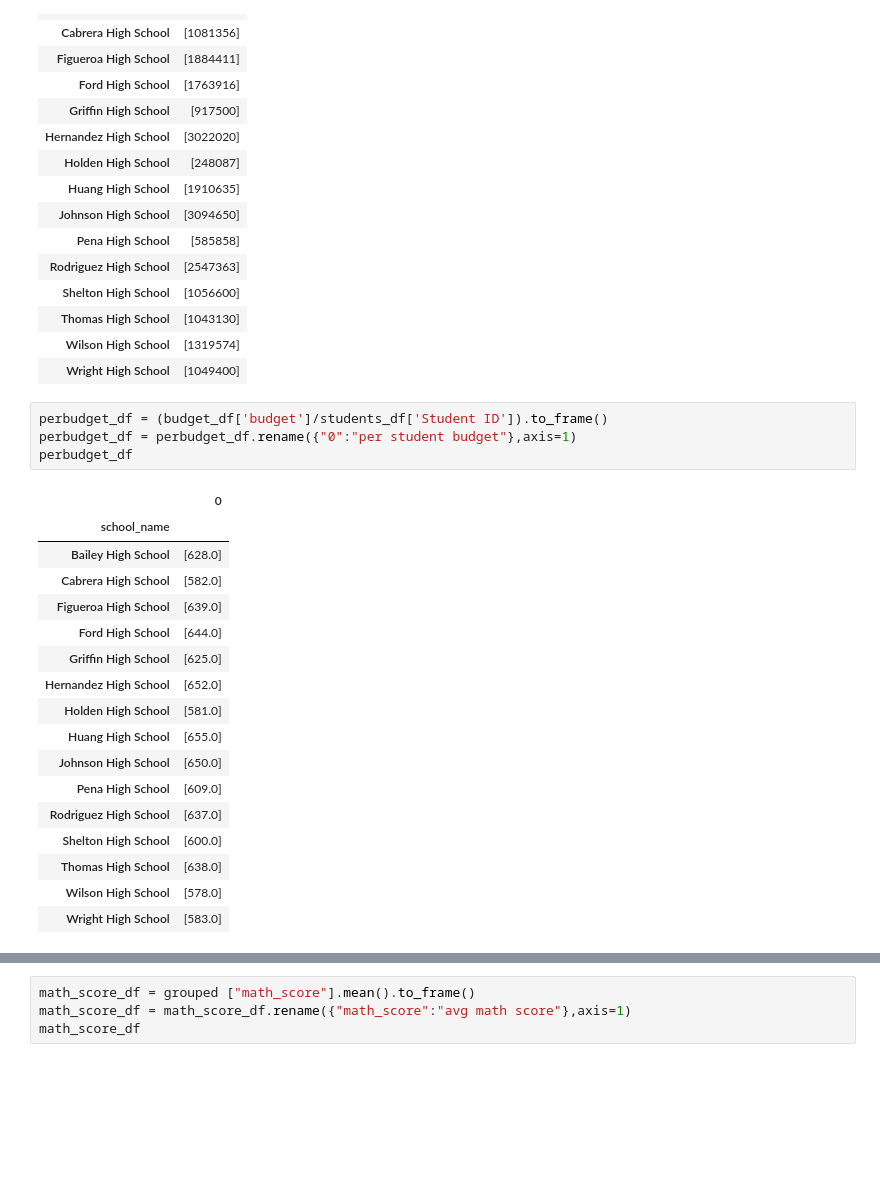
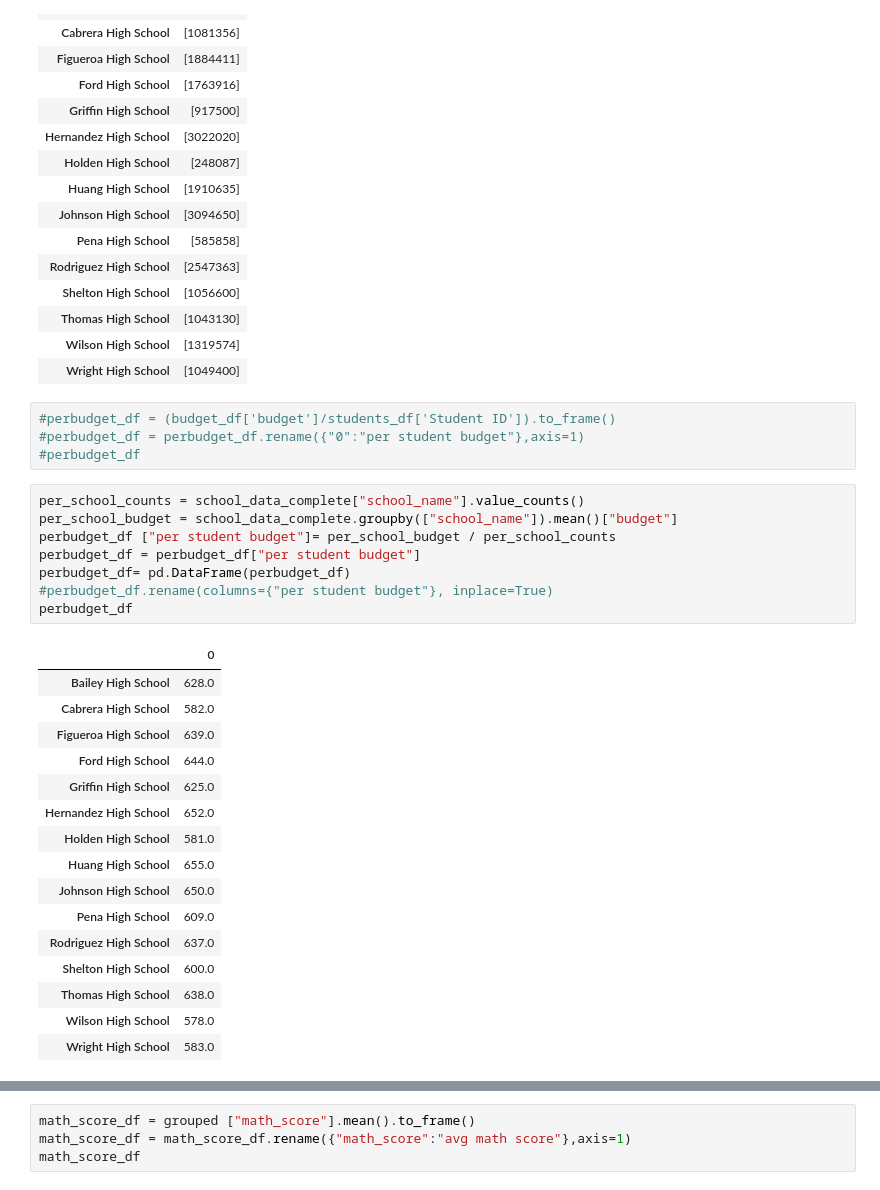
Before and after one commit to Janeenkh/pandas-challenge, a Jupyter notebook: PyCitySchools_starter.ipynb, the cells around one changed output, grey strips where cells are left out. Cells and saved outputs as stored; diff of their text form; blank space fills up the shorter version.

```diff
--- a/PyCitySchools_starter.ipynb
+++ b/PyCitySchools_starter.ipynb
@@ -199,27 +199,34 @@ budget_df
 | Wilson High School | [1319574] |
 | Wright High School | [1049400] |
 # %%
-perbudget_df = (budget_df['budget']/students_df['Student ID']).to_frame()
-perbudget_df = perbudget_df.rename({"0":"per student budget"},axis=1)
-perbudget_df
+#perbudget_df = (budget_df['budget']/students_df['Student ID']).to_frame()
+#perbudget_df = perbudget_df.rename({"0":"per student budget"},axis=1)
+#perbudget_df
-# %% [output]
-|  | 0 |
-| school_name |  |
-| Bailey High School | [628.0] |
-| Cabrera High School | [582.0] |
-| Figueroa High School | [639.0] |
-| Ford High School | [644.0] |
-| Griffin High School | [625.0] |
-| Hernandez High School | [652.0] |
-| Holden High School | [581.0] |
-| Huang High School | [655.0] |
-| Johnson High School | [650.0] |
-| Pena High School | [609.0] |
-| Rodriguez High School | [637.0] |
-| Shelton High School | [600.0] |
-| Thomas High School | [638.0] |
-| Wilson High School | [578.0] |
-| Wright High School | [583.0] |
+# %%
+per_school_counts = school_data_complete["school_name"].value_counts()
+per_school_budget = school_data_complete.groupby(["school_name"]).mean()["budget"]
+perbudget_df ["per student budget"]= per_school_budget / per_school_counts
+perbudget_df = perbudget_df["per student budget"]
+perbudget_df= pd.DataFrame(perbudget_df)
+#perbudget_df.rename(columns={"per student budget"}, inplace=True)
+perbudget_df
+# %% [output]
+|  | 0 |
+| Bailey High School | 628.0 |
+| Cabrera High School | 582.0 |
+| Figueroa High School | 639.0 |
+| Ford High School | 644.0 |
+| Griffin High School | 625.0 |
+| Hernandez High School | 652.0 |
+| Holden High School | 581.0 |
+| Huang High School | 655.0 |
+| Johnson High School | 650.0 |
+| Pena High School | 609.0 |
+| Rodriguez High School | 637.0 |
+| Shelton High School | 600.0 |
+| Thomas High School | 638.0 |
+| Wilson High School | 578.0 |
+| Wright High School | 583.0 |
 # %%
 #perbudget_df = school_data_complete.groupby("school_name")["budget"].mean().to_frame()
 
```
Also changed, not shown: parts of 8 cells of this notebook.
